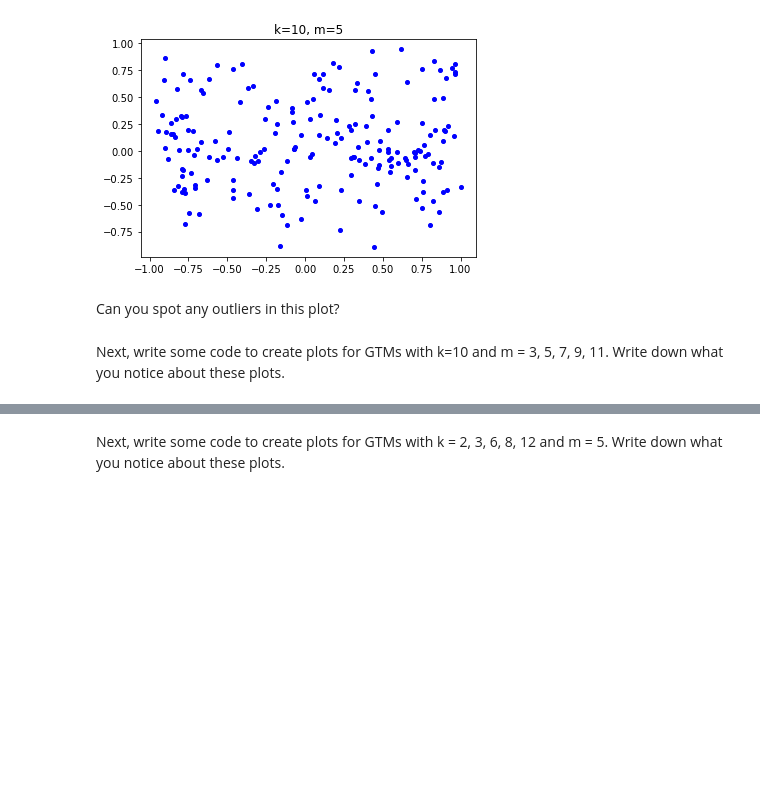
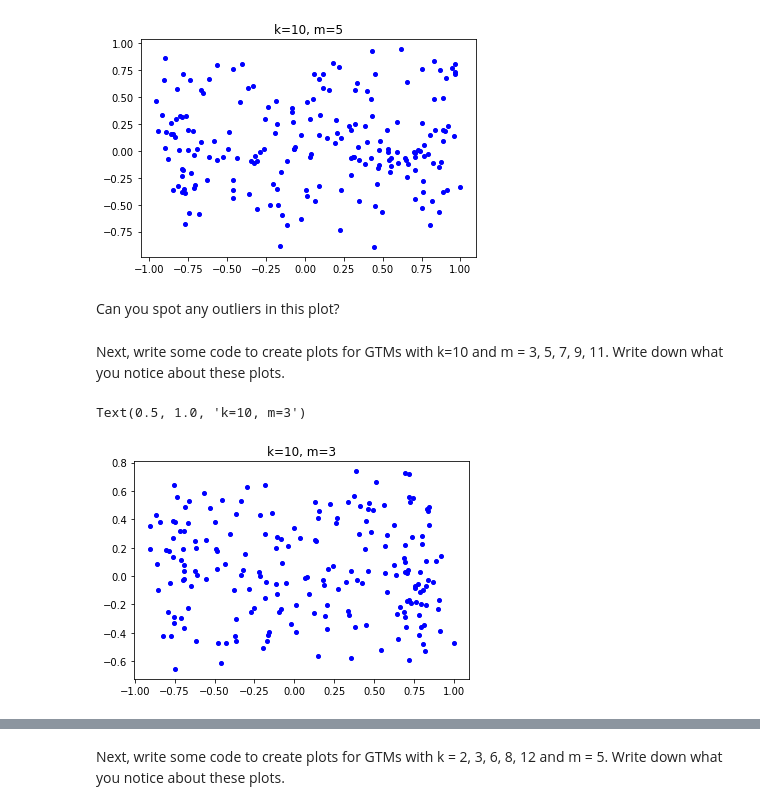
Before and after one commit to Raynham/Advanced-Data-Dnalytics, a Jupyter notebook: week3/worksheet3.ipynb, the cells around one changed output, grey strips where cells are left out. Saved outputs shown, nothing was run; the diff lists cells and outputs as text; code cells hidden in the pictures; blank space fills up the shorter version.

```diff
--- a/week3/worksheet3.ipynb
+++ b/week3/worksheet3.ipynb
@@ -155,0 +224,11 @@ Next, write some code to create plots for GTMs with k=10 and m = 3, 5, 7, 9, 11.
+# %%
+#TODO block 6
+gtm = ugtm.eGTM( k=10, m=3, s=1, regul=0.5, random_state = 1729 )
+gtm.fit(Xtrain)
+points = gtm.transform(Xtest)
+plt.figure(2)
+scatterPlot = plt.plot(points[0:200, 0], points[0:200,1], 'b.', markersize=8)
+plt.title(f'k=10, m=3')
+# %% [output]
+Text(0.5, 1.0, 'k=10, m=3')
+[figure, added]
```
Also changed, not shown: parts of 24 cells of this notebook.
